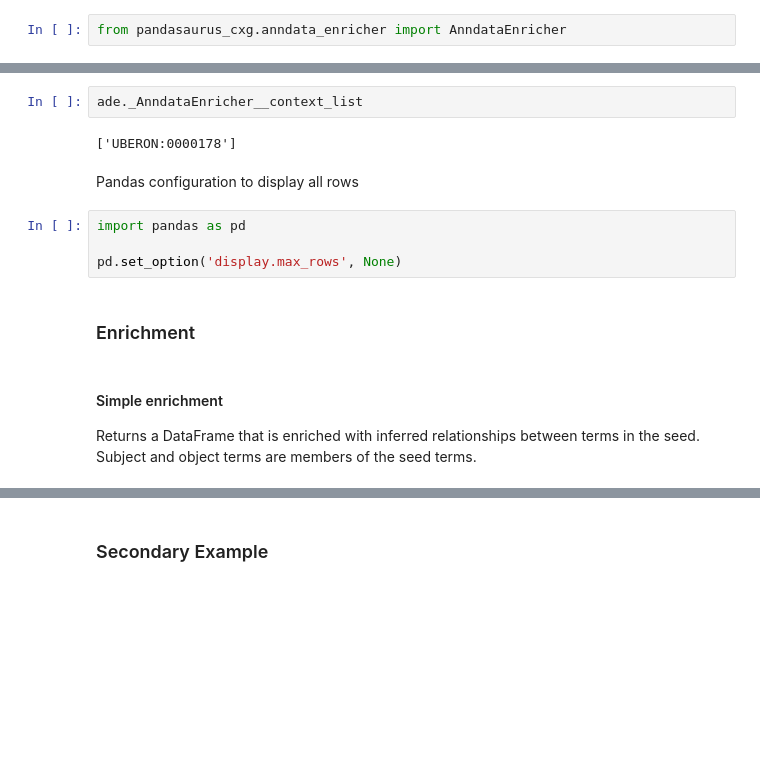
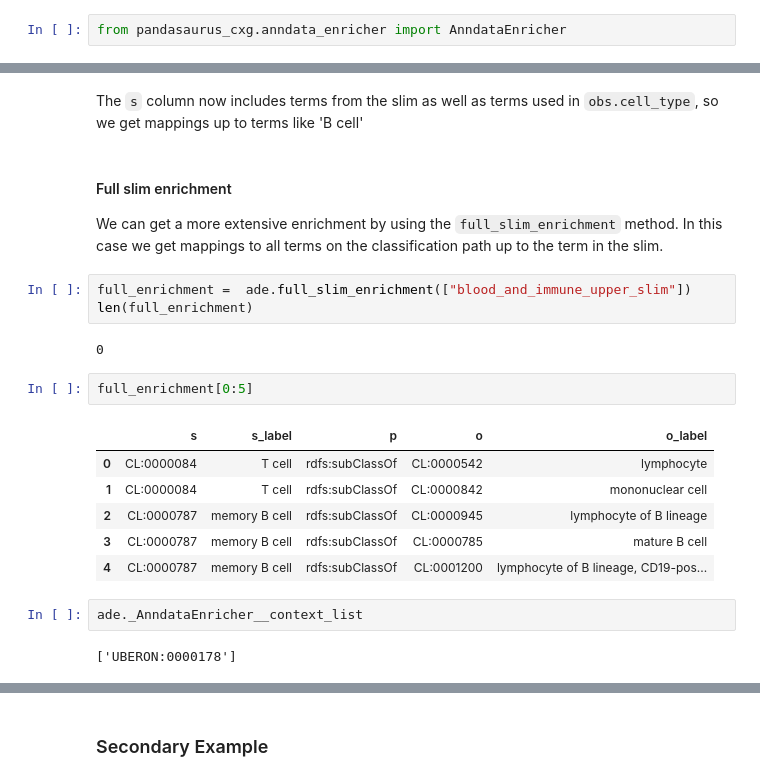
Before and after one commit to INCATools/pandasaurus_cxg, a Jupyter notebook: walkthrough.ipynb, the cells around one changed output, grey strips where cells are left out. Drawn from its saved outputs; the diff is of its cells as text; blank space fills up the shorter version.

Commit message:
Update walkthrough.ipynb
Tried to make basic script clearer.  Need to update to use original file paths & names to avoid confusion.

```diff
--- a/walkthrough.ipynb
+++ b/walkthrough.ipynb
@@ -54,15 +112,24 @@ Avialable slims for contextual enrichment methods
+# %% [markdown]
+The `s` column now includes terms from the slim as well as terms used in `obs.cell_type`, so we get mappings up to terms like 'B cell'
+# %% [markdown]
+#### Full slim enrichment
+
+We can get a more extensive enrichment by using the `full_slim_enrichment` method. In this case we get mappings to all terms on the classification path up to the term in the slim.
+# %%
+full_enrichment =  ade.full_slim_enrichment(["blood_and_immune_upper_slim"])
+len(full_enrichment)
+# %% [output]
+0
+# %%
+full_enrichment[0:5]
+# %% [output]
+|  | s | s_label | p | o | o_label |
+| 0 | CL:0000084 | T cell | rdfs:subClassOf | CL:0000542 | lymphocyte |
+| 1 | CL:0000084 | T cell | rdfs:subClassOf | CL:0000842 | mononuclear cell |
+| 2 | CL:0000787 | memory B cell | rdfs:subClassOf | CL:0000945 | lymphocyte of B lineage |
+| 3 | CL:0000787 | memory B cell | rdfs:subClassOf | CL:0000785 | mature B cell |
+| 4 | CL:0000787 | memory B cell | rdfs:subClassOf | CL:0001200 | lymphocyte of B lineage, CD19-pos... |
 # %%
 ade._AnndataEnricher__context_list
 # %% [output]
 ['UBERON:0000178']
-# %% [markdown]
-Pandas configuration to display all rows
-# %%
-import pandas as pd
-
-pd.set_option('display.max_rows', None)
-# %% [markdown]
-### Enrichment
-# %% [markdown]
-#### Simple enrichment
-Returns a DataFrame that is enriched with inferred relationships between terms in the seed. Subject and object terms are members of the seed terms.
```
Also changed, not shown: parts of 24 cells of this notebook.
